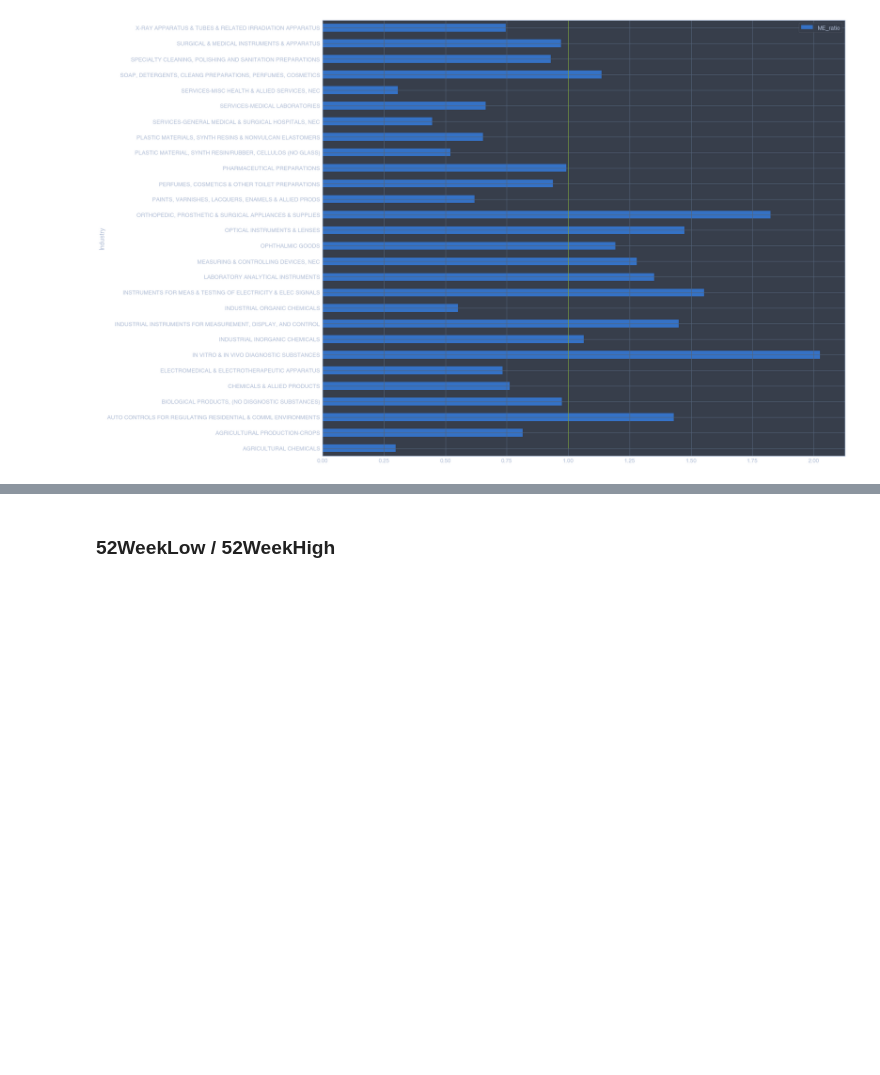
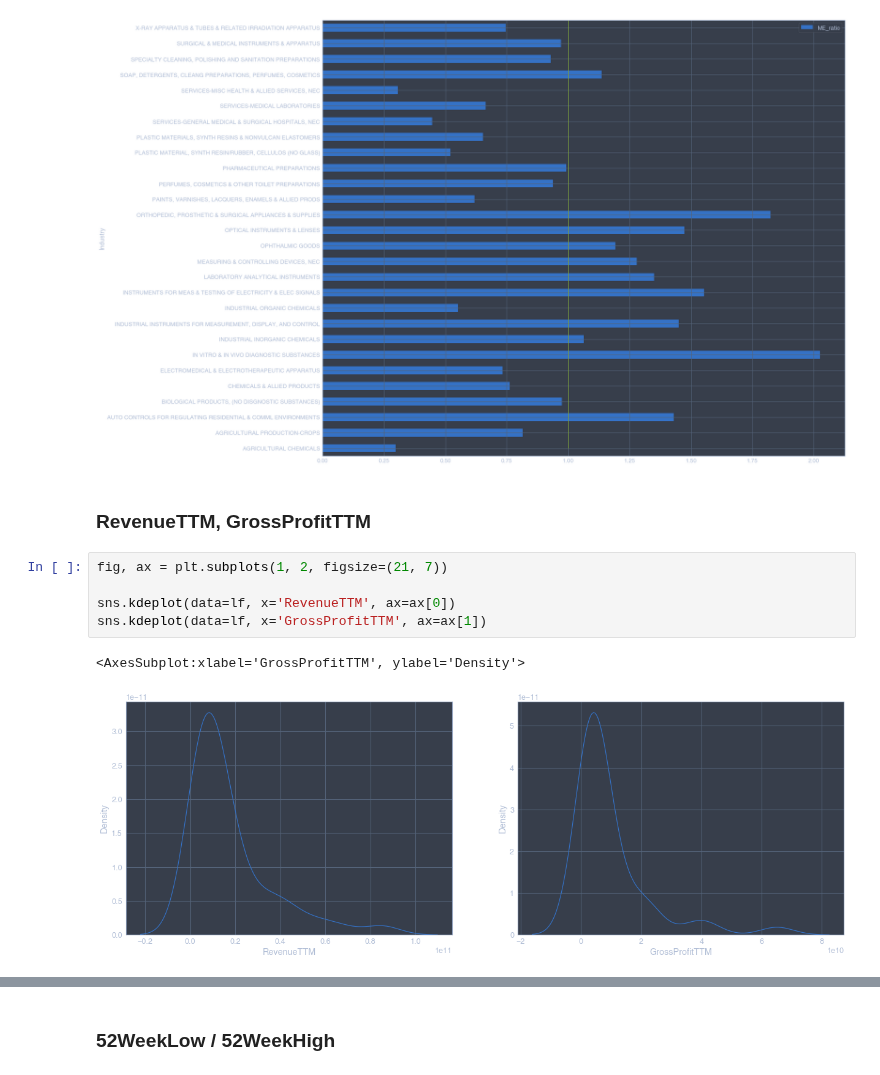
Before and after one commit to fadeeva/stock_market_research, a Jupyter notebook: Portfolio/Search_Review/Sectors_review/LIFE_SCIENCES.ipynb, the cells around one changed output, grey strips where cells are left out. Saved outputs shown, nothing was run; the diff lists cells and outputs as text; blank space fills up the shorter version.

```diff
--- a/Portfolio/Search_Review/Sectors_review/LIFE_SCIENCES.ipynb
+++ b/Portfolio/Search_Review/Sectors_review/LIFE_SCIENCES.ipynb
@@ -252,3 +284,13 @@ ax.vlines(1, ymin=0, ymax=ind_cap.index.shape[0], color='g')
 # %% [output]
 <matplotlib.collections.LineCollection at 0x...>
 [figure]
+# %% [markdown]
+### RevenueTTM, GrossProfitTTM
+# %%
+fig, ax = plt.subplots(1, 2, figsize=(21, 7))
+
+sns.kdeplot(data=lf, x='RevenueTTM', ax=ax[0])
+sns.kdeplot(data=lf, x='GrossProfitTTM', ax=ax[1])
+# %% [output]
+<AxesSubplot:xlabel='GrossProfitTTM', ylabel='Density'>
+[figure, added]
```
Also changed, not shown: parts of 3 cells of this notebook.
